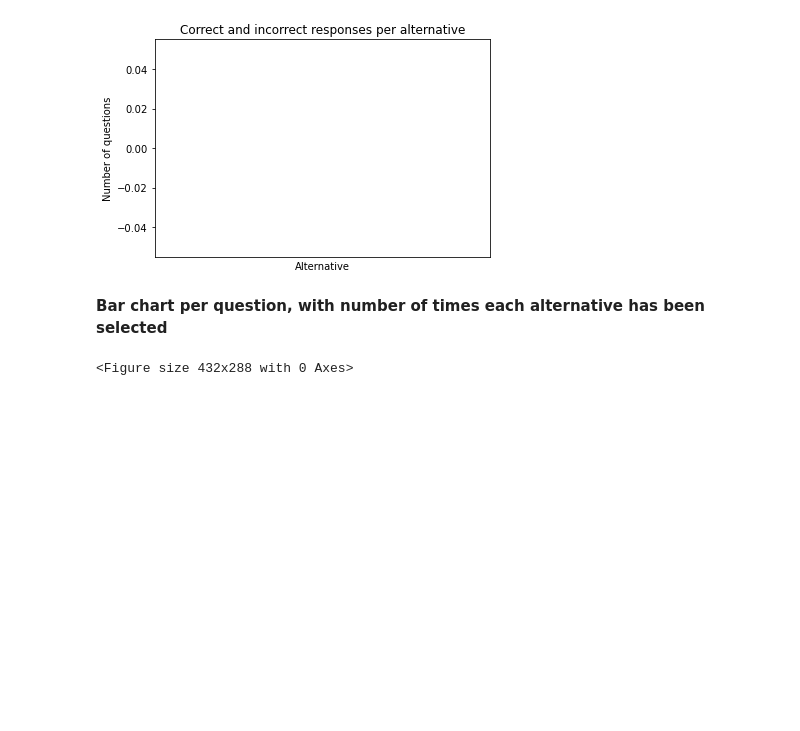
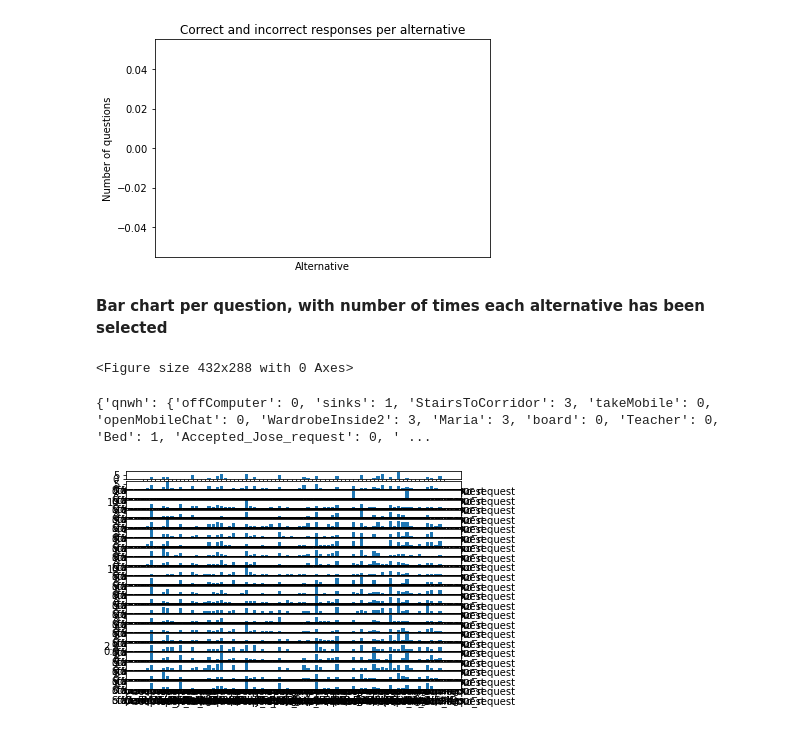
Before and after one commit to e-ucm/t-mon, a Jupyter notebook: xAPISGProcessor.ipynb, the cells around one changed output. Cells and saved outputs as stored; diff of their text form; code cells hidden in the pictures; blank space fills up the shorter version.

Commit message:
Addition of a new visualisation for each player the number of time he interacted with an item/pnj

```diff
--- a/xAPISGProcessor.ipynb
+++ b/xAPISGProcessor.ipynb
@@ -127,3 +127,9 @@ vis_correct_incorrect_question(players_info)
 vis_alternatives_selected_question(players_info)
 # %% [output]
 <Figure size 432x288 with 0 Axes>
+# %%
+%run vis/xAPISG-ItemAcceded.ipynb
+vis_items_times(players_info)
+# %% [output]
+{'qnwh': {'offComputer': 0, 'sinks': 1, 'StairsToCorridor': 3, 'takeMobile': 0, 'openMobileChat': 0, 'WardrobeInside2': 3, 'Maria': 3, 'board': 0, 'Teacher': 0, 'Bed': 1, 'Accepted_Jose_request': 0, ' ...
+[figure, added]
```
Also changed, not shown: parts of 3 cells of this notebook, 2 other files.
